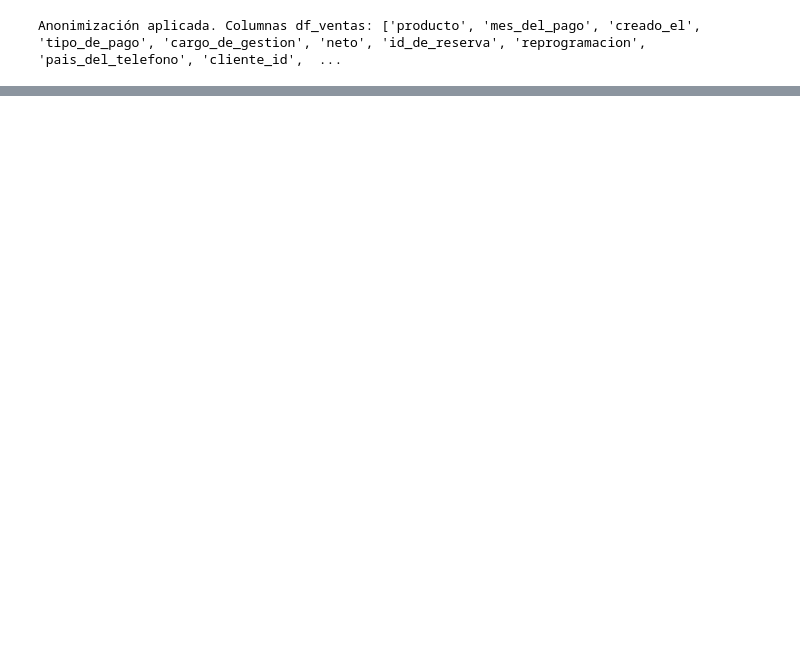
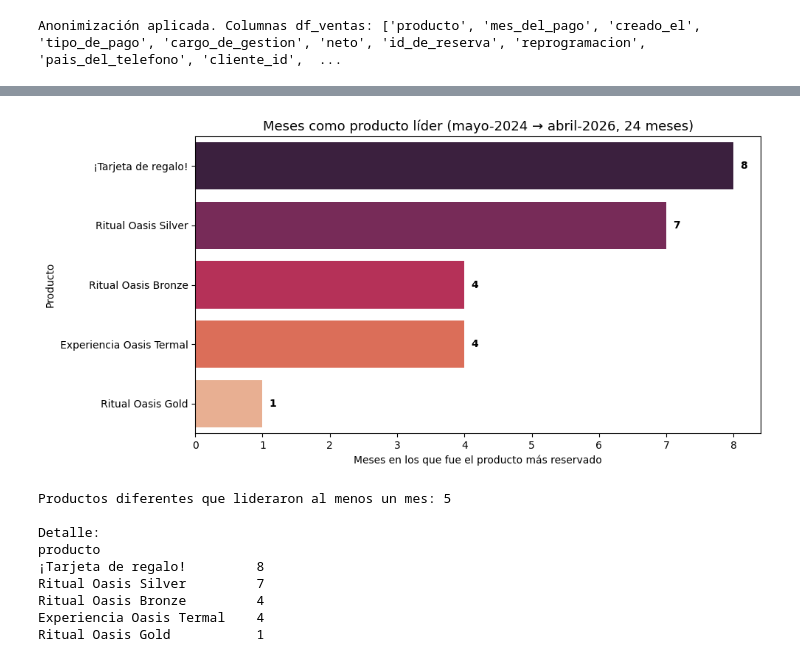
Before and after one commit to lolarealcejudo27/EDA_Oasis_Spa_Sevilla, a Jupyter notebook: src/notebooks/03_producto_estrella.ipynb, the cells around one changed output, grey strips where cells are left out. Saved outputs shown, nothing was run; the diff lists cells and outputs as text; code cells hidden in the pictures; blank space fills up the shorter version.

```diff
--- a/src/notebooks/03_producto_estrella.ipynb
+++ b/src/notebooks/03_producto_estrella.ipynb
@@ -80,0 +135,33 @@ Anonimización aplicada. Columnas df_ventas: ['producto', 'mes_del_pago', 'cread
+# %%
+# GRÁFICO 4 — ¿Cuántos meses lideró cada producto en estos 24 meses?
+meses_lider = lider_mes['producto'].value_counts()
+
+plt.figure(figsize=(10, 5))
+sns.barplot(x=meses_lider.values, y=meses_lider.index,
+            palette='rocket', hue=meses_lider.index, legend=False)
+plt.title('Meses como producto líder (mayo-2024 → abril-2026, 24 meses)',
+          fontsize=13)
+plt.xlabel('Meses en los que fue el producto más reservado')
+plt.ylabel('Producto')
+for i, v in enumerate(meses_lider.values):
+    plt.text(v + 0.1, i, str(v), va='center', fontweight='bold')
+plt.tight_layout()
+plt.savefig('../img/03_producto_meses_como_lider.png', dpi=200)
+plt.show()
+
+# También mostramos la lista completa para referencia
+print("\nProductos diferentes que lideraron al menos un mes:",
+      lider_mes['producto'].nunique())
+print("\nDetalle:")
+print(meses_lider.to_string())
+# %% [output]
+[figure, added]
+Productos diferentes que lideraron al menos un mes: 5
+
+Detalle:
+producto
+¡Tarjeta de regalo!         8
+Ritual Oasis Silver         7
+Ritual Oasis Bronze         4
+Experiencia Oasis Termal    4
+Ritual Oasis Gold           1
```
Also changed, not shown: parts of 6 cells of this notebook, 16 other files.
